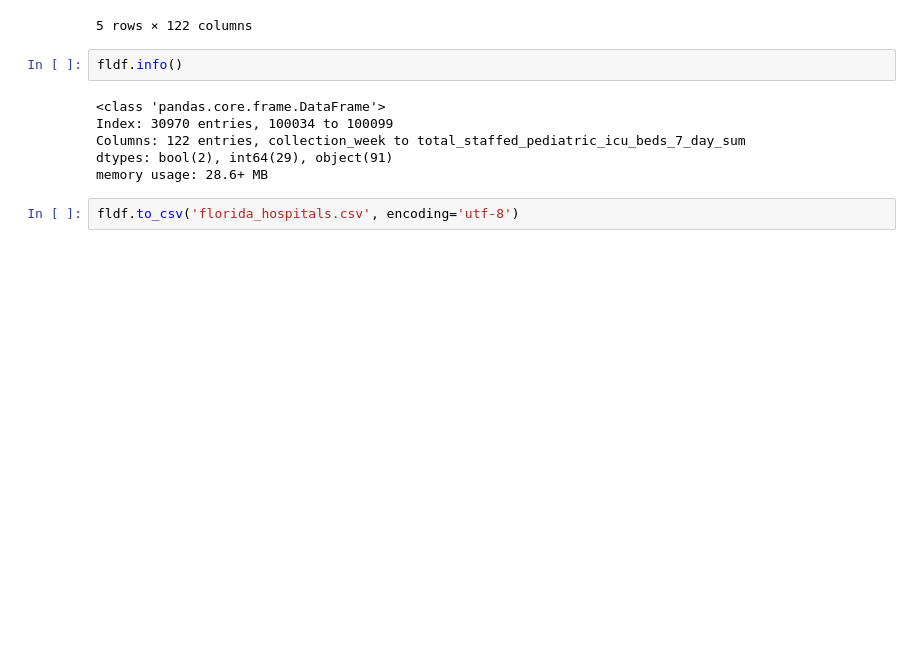
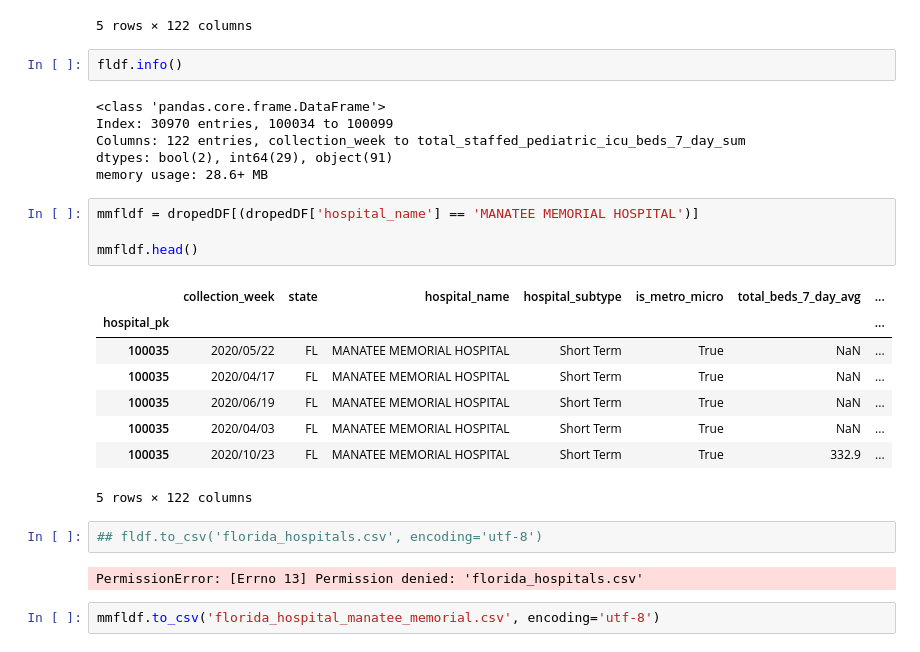
Before and after one commit to C-Skala/DATA-CAPSTONE, a Jupyter notebook: Data_Clean_Up.ipynb, the cells around one changed output. Cells and saved outputs as stored; diff of their text form; blank space fills up the shorter version.

```diff
--- a/Data_Clean_Up.ipynb
+++ b/Data_Clean_Up.ipynb
@@ -69,5 +69,22 @@ Index: 30970 entries, 100034 to 100099
 Columns: 122 entries, collection_week to total_staffed_pediatric_icu_beds_7_day_sum
 dtypes: bool(2), int64(29), object(91)
 memory usage: 28.6+ MB
+# %%
+mmfldf = dropedDF[(dropedDF['hospital_name'] == 'MANATEE MEMORIAL HOSPITAL')]
+
+mmfldf.head()
+# %% [output]
+|  | collection_week | state | hospital_name | hospital_subtype | is_metro_micro | total_beds_7_day_avg | ... |
+| hospital_pk |  |  |  |  |  |  | ... |
+| 100035 | 2020/05/22 | FL | MANATEE MEMORIAL HOSPITAL | Short Term | True | NaN | ... |
+| 100035 | 2020/04/17 | FL | MANATEE MEMORIAL HOSPITAL | Short Term | True | NaN | ... |
+| 100035 | 2020/06/19 | FL | MANATEE MEMORIAL HOSPITAL | Short Term | True | NaN | ... |
+| 100035 | 2020/04/03 | FL | MANATEE MEMORIAL HOSPITAL | Short Term | True | NaN | ... |
+| 100035 | 2020/10/23 | FL | MANATEE MEMORIAL HOSPITAL | Short Term | True | 332.9 | ... |
+5 rows × 122 columns
 # %%
-fldf.to_csv('florida_hospitals.csv', encoding='utf-8')
+## fldf.to_csv('florida_hospitals.csv', encoding='utf-8')
+# %% [output]
+PermissionError: [Errno 13] Permission denied: 'florida_hospitals.csv'
+# %%
+mmfldf.to_csv('florida_hospital_manatee_memorial.csv', encoding='utf-8')
```
Also changed, not shown: 8 other files.
